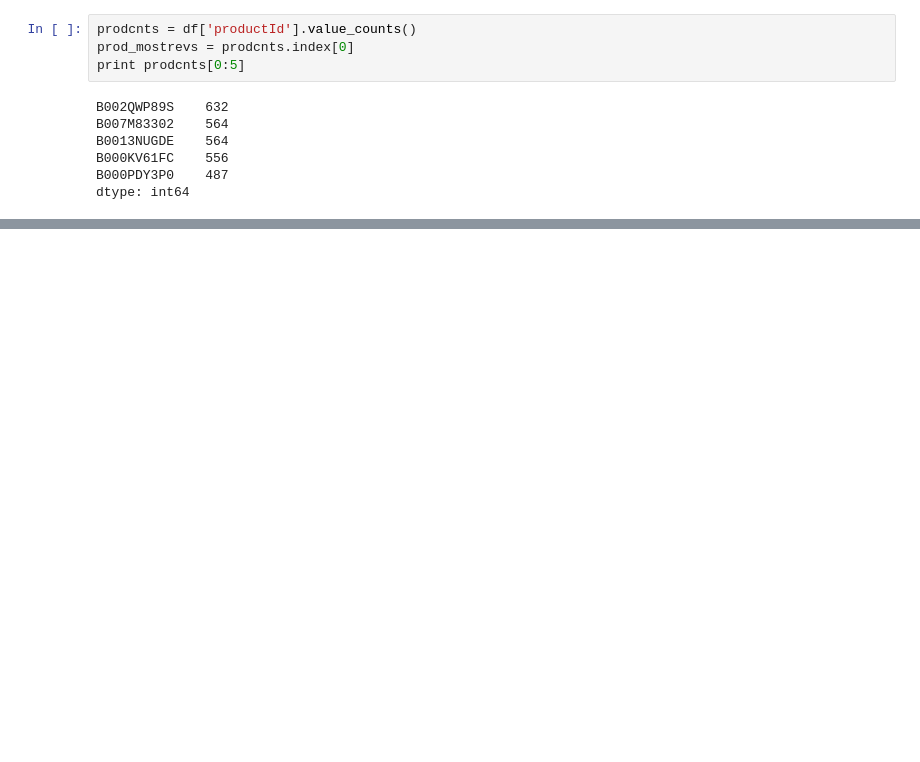
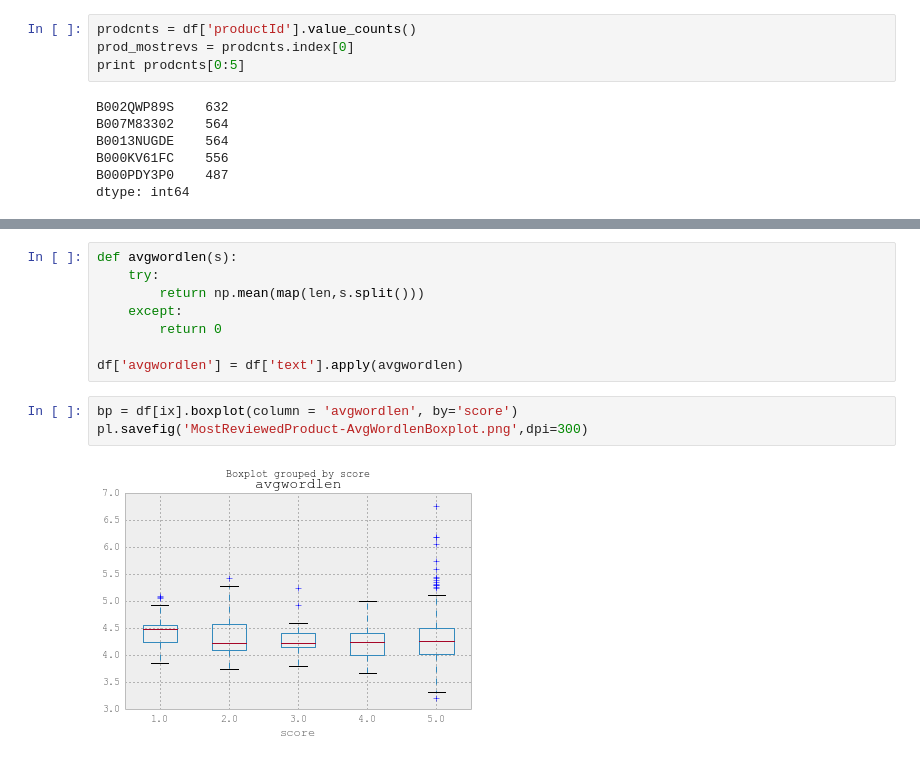
Before and after one commit to gitpaulsmith/Reviews, a Jupyter notebook: SimpleHist.ipynb, the cells around one changed output, grey strips where cells are left out. Cells and saved outputs as stored; diff of their text form; blank space fills up the shorter version.

```diff
--- a/SimpleHist.ipynb
+++ b/SimpleHist.ipynb
@@ -42,0 +64,13 @@ Populating the interactive namespace from numpy and matplotlib
+# %%
+def avgwordlen(s):
+    try:
+        return np.mean(map(len,s.split()))
+    except:
+        return 0
+
+df['avgwordlen'] = df['text'].apply(avgwordlen)
+# %%
+bp = df[ix].boxplot(column = 'avgwordlen', by='score')
+pl.savefig('MostReviewedProduct-AvgWordlenBoxplot.png',dpi=300)
+# %% [output]
+[figure, added]
```
Also changed, not shown: parts of 6 cells of this notebook.
